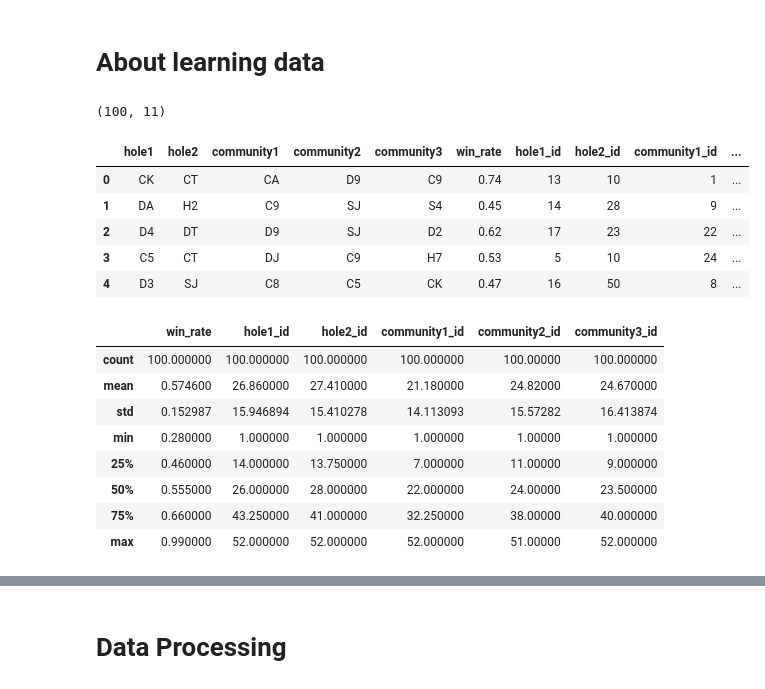
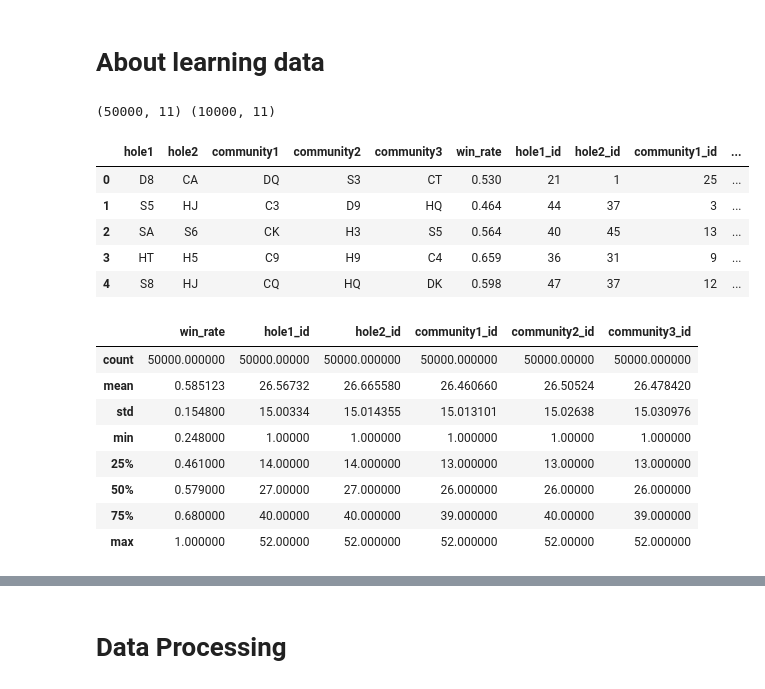
Before and after one commit to ishikota/HoleCardHandicapper, a Jupyter notebook: notebook/flop_neuralnet_training_note.ipynb, the cells around one changed output, grey strips where cells are left out. Drawn from its saved outputs; the diff is of its cells as text; code cells hidden in the pictures.

```diff
--- a/notebook/flop_neuralnet_training_note.ipynb
+++ b/notebook/flop_neuralnet_training_note.ipynb
@@ -3,32 +3,34 @@
 # %%
 import pandas as pd
 
-data_path = "../learning_data/data/win_rate/flop/100-data-100-simulation-2-players-win-rate-data.csv"
-df = pd.read_csv(data_path)
+training_data_path = "../learning_data/data/win_rate/flop/50000-data-1000-simulation-2-players-win-rate-data.csv"
+test_data_path = "../learning_data/data/win_rate/flop/10000-data-1000-simulation-2-players-win-rate-data.csv"
+train_df = pd.read_csv(training_data_path)
+test_df = pd.read_csv(test_data_path)
 # %% [markdown]
 # About learning data
-# %%
-df.shape
-# %% [output]
-(100, 11)
+# %%
+print train_df.shape, test_df.shape
+# %% [output]
+(50000, 11) (10000, 11)
 # %%
-df.head()
+train_df.head()
 # %% [output]
 |  | hole1 | hole2 | community1 | community2 | community3 | win_rate | hole1_id | hole2_id | community1_id | ... |
-| 0 | CK | CT | CA | D9 | C9 | 0.74 | 13 | 10 | 1 | ... |
-| 1 | DA | H2 | C9 | SJ | S4 | 0.45 | 14 | 28 | 9 | ... |
-| 2 | D4 | DT | D9 | SJ | D2 | 0.62 | 17 | 23 | 22 | ... |
-| 3 | C5 | CT | DJ | C9 | H7 | 0.53 | 5 | 10 | 24 | ... |
-| 4 | D3 | SJ | C8 | C5 | CK | 0.47 | 16 | 50 | 8 | ... |
+| 0 | D8 | CA | DQ | S3 | CT | 0.530 | 21 | 1 | 25 | ... |
+| 1 | S5 | HJ | C3 | D9 | HQ | 0.464 | 44 | 37 | 3 | ... |
+| 2 | SA | S6 | CK | H3 | S5 | 0.564 | 40 | 45 | 13 | ... |
+| 3 | HT | H5 | C9 | H9 | C4 | 0.659 | 36 | 31 | 9 | ... |
+| 4 | S8 | HJ | CQ | HQ | DK | 0.598 | 47 | 37 | 12 | ... |
 # %%
-df.describe()
+train_df.describe()
 # %% [output]
 |  | win_rate | hole1_id | hole2_id | community1_id | community2_id | community3_id |
-| count | 100.000000 | 100.000000 | 100.000000 | 100.000000 | 100.00000 | 100.000000 |
-| mean | 0.574600 | 26.860000 | 27.410000 | 21.180000 | 24.82000 | 24.670000 |
-| std | 0.152987 | 15.946894 | 15.410278 | 14.113093 | 15.57282 | 16.413874 |
-| min | 0.280000 | 1.000000 | 1.000000 | 1.000000 | 1.00000 | 1.000000 |
-| 25% | 0.460000 | 14.000000 | 13.750000 | 7.000000 | 11.00000 | 9.000000 |
-| 50% | 0.555000 | 26.000000 | 28.000000 | 22.000000 | 24.00000 | 23.500000 |
-| 75% | 0.660000 | 43.250000 | 41.000000 | 32.250000 | 38.00000 | 40.000000 |
-| max | 0.990000 | 52.000000 | 52.000000 | 52.000000 | 51.00000 | 52.000000 |
+| count | 50000.000000 | 50000.00000 | 50000.000000 | 50000.000000 | 50000.00000 | 50000.000000 |
+| mean | 0.585123 | 26.56732 | 26.665580 | 26.460660 | 26.50524 | 26.478420 |
+| std | 0.154800 | 15.00334 | 15.014355 | 15.013101 | 15.02638 | 15.030976 |
+| min | 0.248000 | 1.00000 | 1.000000 | 1.000000 | 1.00000 | 1.000000 |
+| 25% | 0.461000 | 14.00000 | 14.000000 | 13.000000 | 13.00000 | 13.000000 |
+| 50% | 0.579000 | 27.00000 | 27.000000 | 26.000000 | 26.00000 | 26.000000 |
+| 75% | 0.680000 | 40.00000 | 40.000000 | 39.000000 | 40.00000 | 39.000000 |
+| max | 1.000000 | 52.00000 | 52.000000 | 52.000000 | 52.00000 | 52.000000 |
```
Also changed, not shown: parts of 10 cells of this notebook, 3 other files.
